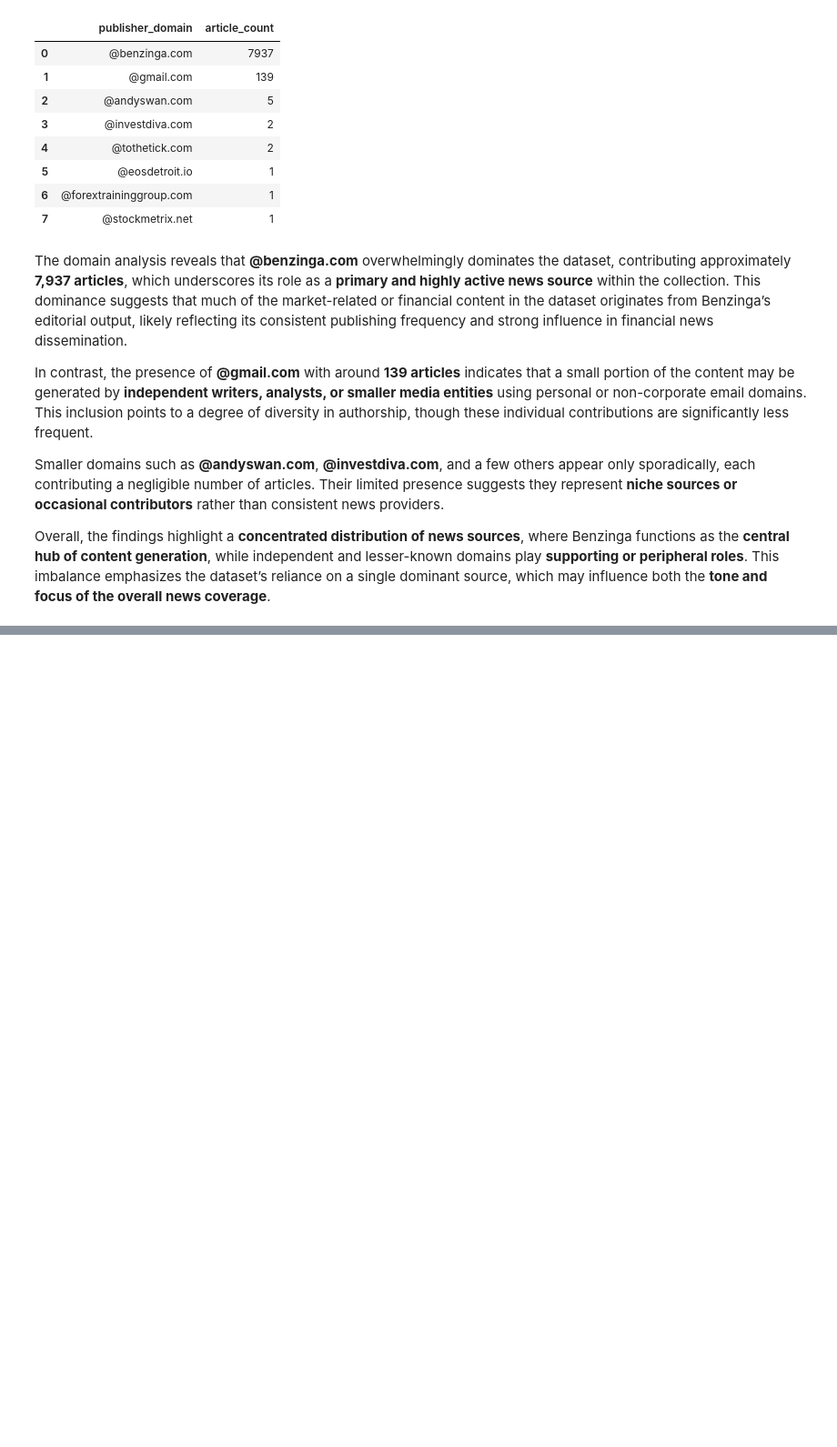
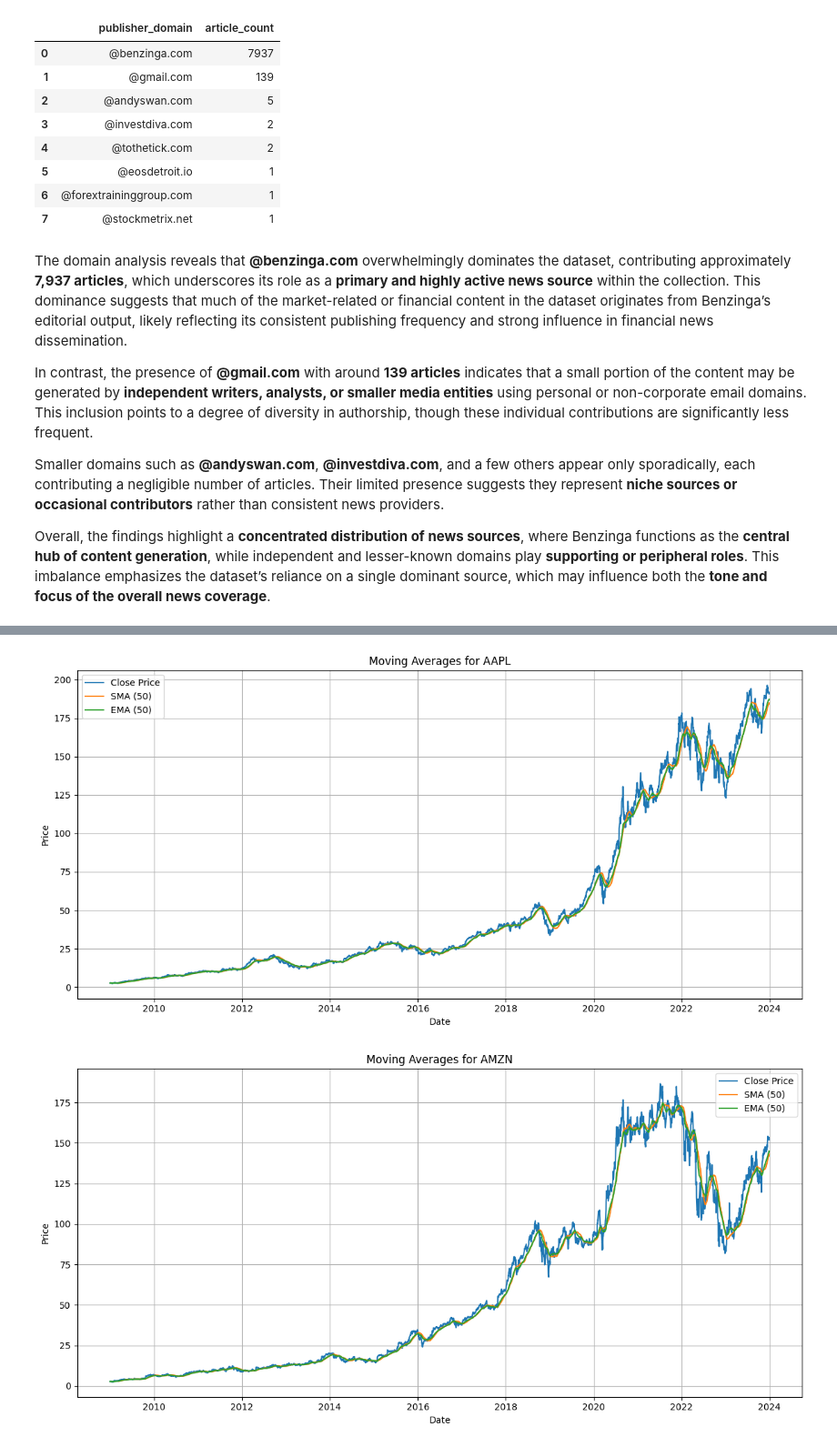
Before and after one commit to biyavani/10-academy-week-1, a Jupyter notebook: notebooks/eda_nb.ipynb, the cells around one changed output, grey strips where cells are left out. Shown at 91% size. Drawn from its saved outputs; the diff is of its cells as text; code cells hidden in the pictures; blank space fills up the shorter version.

```diff
--- a/notebooks/eda_nb.ipynb
+++ b/notebooks/eda_nb.ipynb
@@ -382,3 +382,9 @@ In contrast, the presence of **@gmail.com** with around **139 articles** indicat
 Smaller domains such as **@andyswan.com**, **@investdiva.com**, and a few others appear only sporadically, each contributing a negligible number of articles. Their limited presence suggests they represent **niche sources or occasional contributors** rather than consistent news providers.
 
 Overall, the findings highlight a **concentrated distribution of news sources**, where Benzinga functions as the **central hub of content generation**, while independent and lesser-known domains play **supporting or peripheral roles**. This imbalance emphasizes the dataset’s reliance on a single dominant source, which may influence both the **tone and focus of the overall news coverage**.
+# %%
+data_path = '../data/yfinance_data'
+tickers = ['AAPL', 'AMZN', 'GOOG', 'META', 'MSFT', 'NVDA']
+historical_data = {
+    key: f'{data_path}/{key}.csv' for key in tickers
+}
@@ -384,0 +450,25 @@ Overall, the findings highlight a **concentrated distribution of news sources**,
+# %%
+# Calculate moving averages
+for key, value in historical_data.items():
+    historical_data[key] = ut.calculate_moving_averages(value)
+
+display(
+    "Moving averages for AAPL",
+    historical_data['AAPL'].head(3),
+
+    "Moving averages for AMZN",
+    historical_data['AMZN'].head(3),
+
+    "Moving averages for GOOG",
+    historical_data['GOOG'].head(3),
+
+    "Moving averages for META",
+    historical_data['META'].head(3),
+
+    "Moving averages for MSFT",
+    historical_data['MSFT'].head(3),
+
+    "Moving averages for NVDA",
+    historical_data['NVDA'].head(3),
+
+)
@@ -384,0 +506,9 @@ Overall, the findings highlight a **concentrated distribution of news sources**,
+# %%
+# Create visualizations to better understand the data and the impact of different indicators on the stock price.
+
+# Plot the moving averages for each stock
+for key, value in historical_data.items():
+    pt.plot_moving_averages(value, date_column='Date', stock_value_column='Close', window=50, title=f'Moving Averages for {key}')
+# %% [output]
+[figure, added]
+[figure, added]
```
Also changed, not shown: parts of 3 cells of this notebook.
